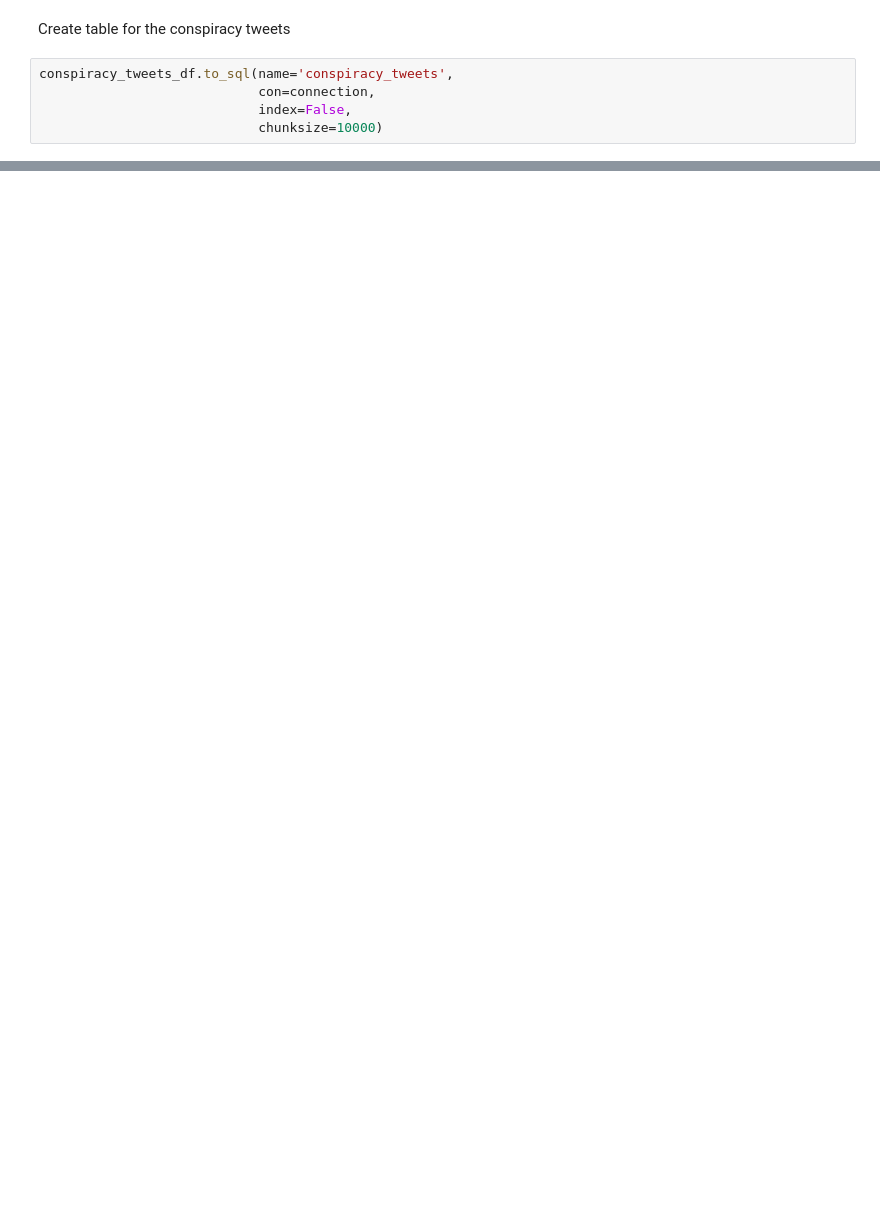
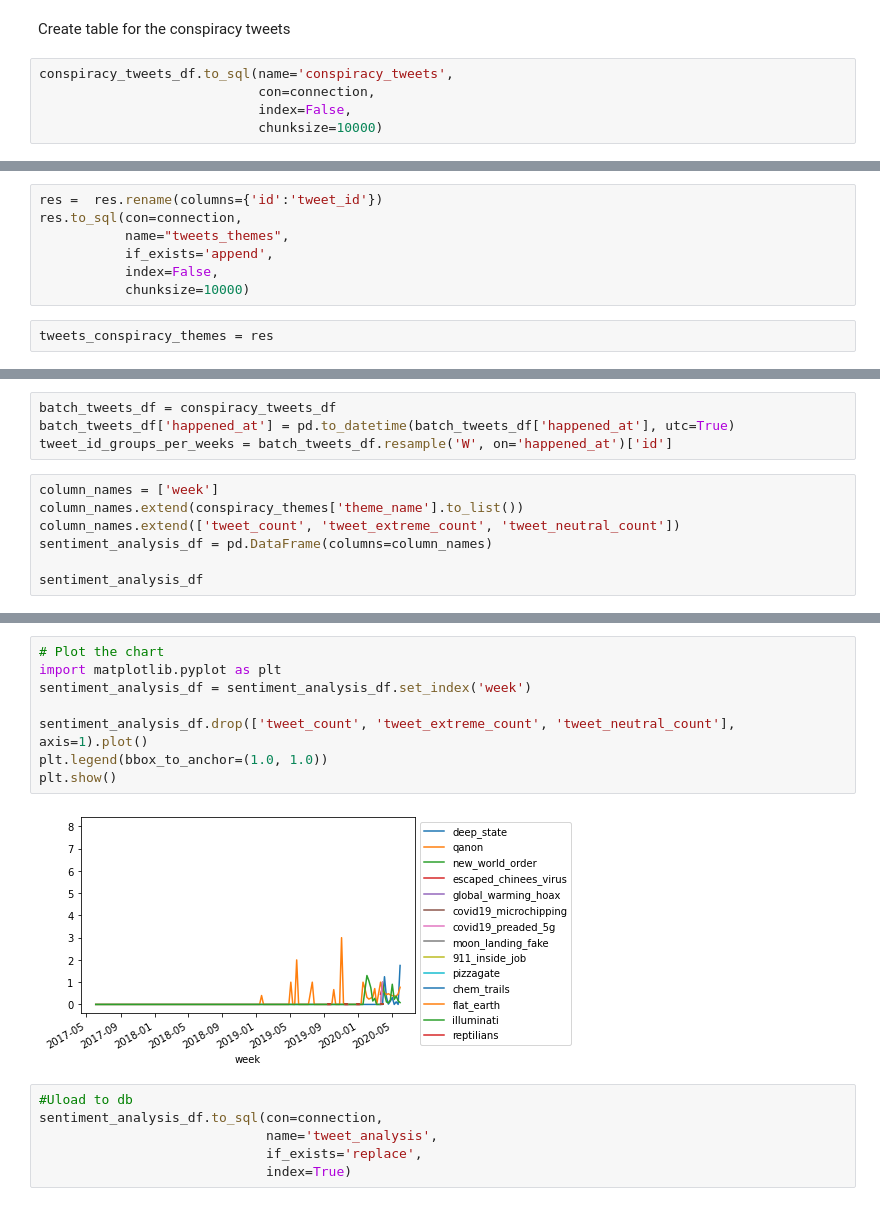
Before and after one commit to letv3/adt_project1, a Jupyter notebook: src/code.ipynb, the cells around one changed output, grey strips where cells are left out. Saved outputs shown, nothing was run; the diff lists cells and outputs as text; blank space fills up the shorter version.

```diff
--- a/src/code.ipynb
+++ b/src/code.ipynb
@@ -105,0 +238,9 @@ len(batched_tweets)
+# %%
+res =  res.rename(columns={'id':'tweet_id'})
+res.to_sql(con=connection,
+           name="tweets_themes",
+           if_exists='append',
+           index=False,
+           chunksize=10000)
+# %%
+tweets_conspiracy_themes = res
@@ -105,0 +254,11 @@ len(batched_tweets)
+# %%
+batch_tweets_df = conspiracy_tweets_df
+batch_tweets_df['happened_at'] = pd.to_datetime(batch_tweets_df['happened_at'], utc=True)
+tweet_id_groups_per_weeks = batch_tweets_df.resample('W', on='happened_at')['id']
+# %%
+column_names = ['week']
+column_names.extend(conspiracy_themes['theme_name'].to_list())
+column_names.extend(['tweet_count', 'tweet_extreme_count', 'tweet_neutral_count'])
+sentiment_analysis_df = pd.DataFrame(columns=column_names)
+
+sentiment_analysis_df
@@ -105,0 +325,16 @@ len(batched_tweets)
+# %%
+# Plot the chart
+import matplotlib.pyplot as plt
+sentiment_analysis_df = sentiment_analysis_df.set_index('week')
+
+sentiment_analysis_df.drop(['tweet_count', 'tweet_extreme_count', 'tweet_neutral_count'], axis=1).plot()
+plt.legend(bbox_to_anchor=(1.0, 1.0))
+plt.show()
+# %% [output]
+[figure, added]
+# %%
+#Uload to db
+sentiment_analysis_df.to_sql(con=connection,
+                             name='tweet_analysis',
+                             if_exists='replace',
+                             index=True)
```
Also changed, not shown: parts of 27 cells of this notebook, 4 other files.
